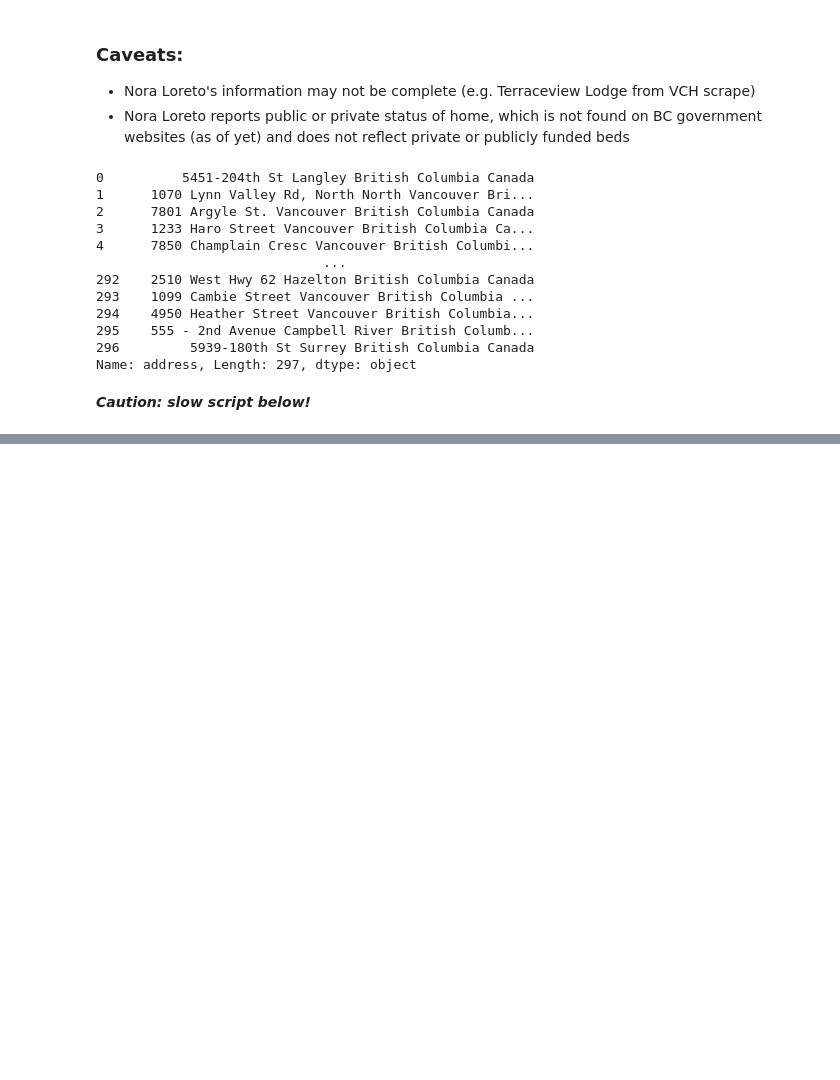
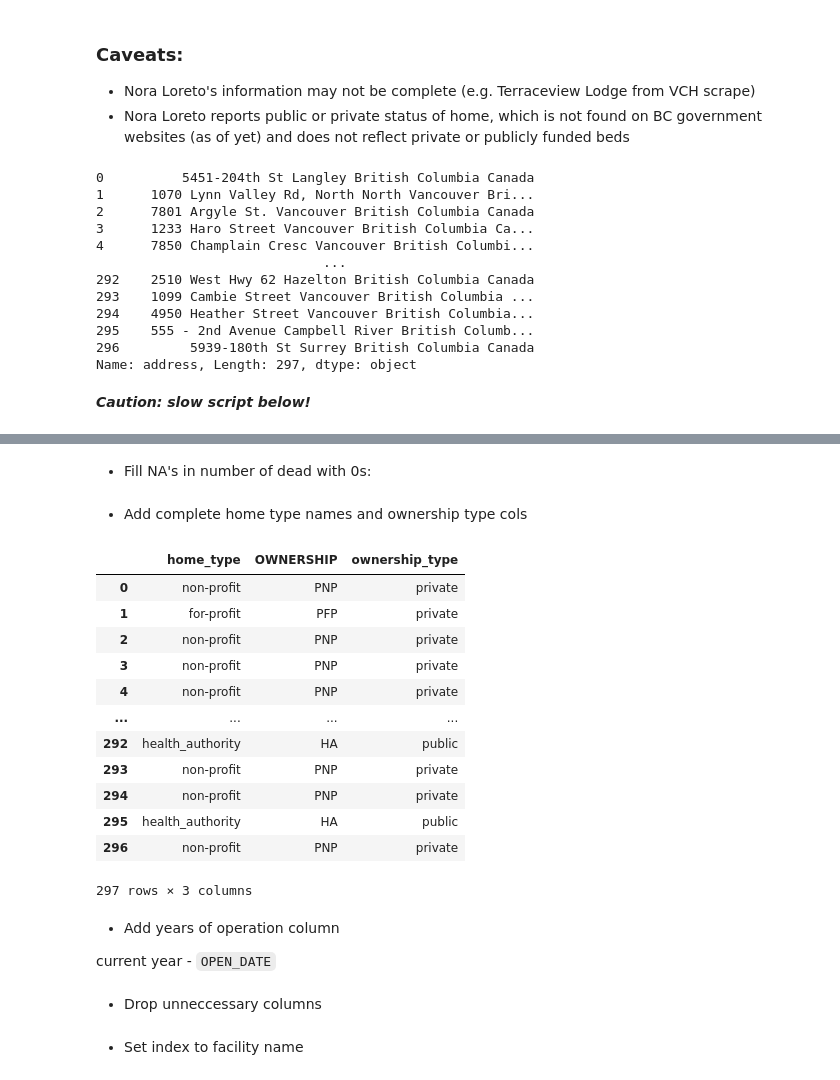
Before and after one commit to nganlyle/wrangle_covid, a Jupyter notebook: wrangling/BC-LTC.ipynb, the cells around one changed output, grey strips where cells are left out. Saved outputs shown, nothing was run; the diff lists cells and outputs as text; code cells hidden in the pictures; blank space fills up the shorter version.

```diff
--- a/wrangling/BC-LTC.ipynb
+++ b/wrangling/BC-LTC.ipynb
@@ -418,0 +395,50 @@ merge.replace({None : np.nan}, inplace = True)
+# %% [markdown]
+* Fill NA's in number of dead with 0s:
+# %%
+merge['Number of dead'].fillna(0, inplace = True)
+# %%
+# if there is an outbreak and the number of dead = 0, change to unreported
+# (these homes were not on Nora Loreto's reports and the number dead was not reported on gov web, if any)
+
+adjust = merge.query('outbreak_status == "yes" and `Number of dead` == "0"').index.to_list()
+
+merge.loc[adjust]['Number of dead'] = 'Unreported'
+# %% [markdown]
+* Add complete home type names and ownership type cols
+# %%
+def hometype(x):
+    if x == "HA":
+        return "health_authority"
+    elif x == "PNP":
+        return "non-profit"
+    elif x == "PFP":
+        return "for-profit"
+
+def ownership(x):
+    if x == "HA":
+        return "public"
+    elif x == "PNP" or "PFP":
+        return "private"
+
+merge['home_type'] = merge['OWNERSHIP'].map(lambda x: hometype(x))
+merge['ownership_type'] = merge['OWNERSHIP'].map(lambda x: ownership(x))
+# %%
+merge[['home_type', 'OWNERSHIP', 'ownership_type']]
+# %% [output]
+|  | home_type | OWNERSHIP | ownership_type |
+| 0 | non-profit | PNP | private |
+| 1 | for-profit | PFP | private |
+| 2 | non-profit | PNP | private |
+| 3 | non-profit | PNP | private |
+| 4 | non-profit | PNP | private |
+| ... | ... | ... | ... |
+| 292 | health_authority | HA | public |
+| 293 | non-profit | PNP | private |
+| 294 | non-profit | PNP | private |
+| 295 | health_authority | HA | public |
+| 296 | non-profit | PNP | private |
+297 rows × 3 columns
+# %% [markdown]
+* Add years of operation column
+
+current year - `OPEN_DATE`
@@ -418,0 +458,2 @@ merge.replace({None : np.nan}, inplace = True)
+# %% [markdown]
+* Drop unneccessary columns
@@ -418,0 +468,2 @@ merge.replace({None : np.nan}, inplace = True)
+# %% [markdown]
+* Set index to facility name
```
Also changed, not shown: parts of 16 cells of this notebook, 8 other files.
